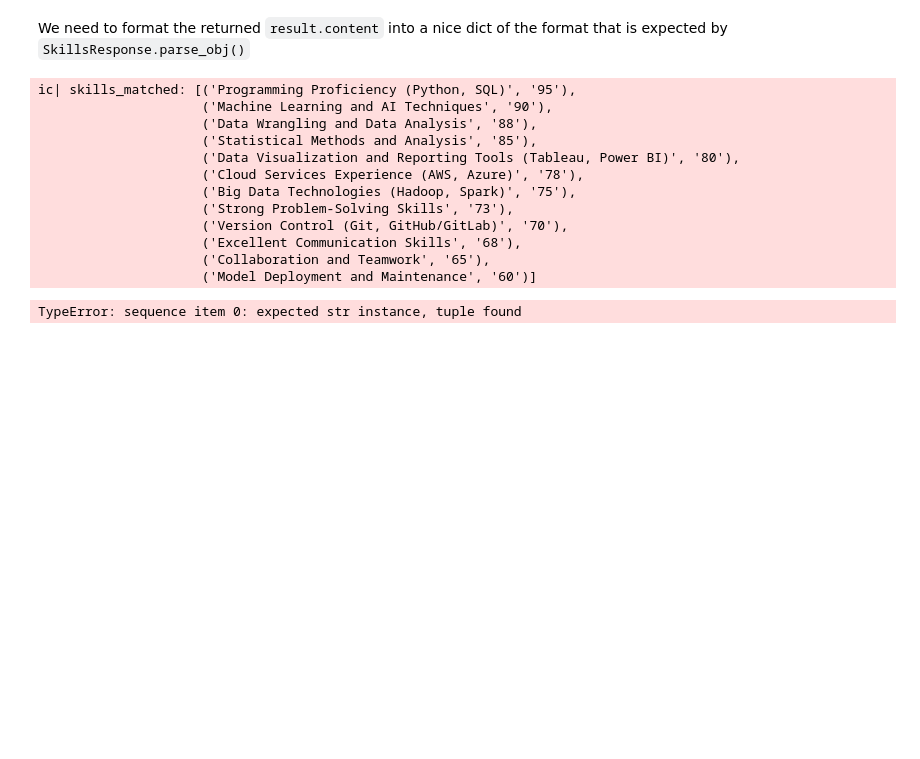
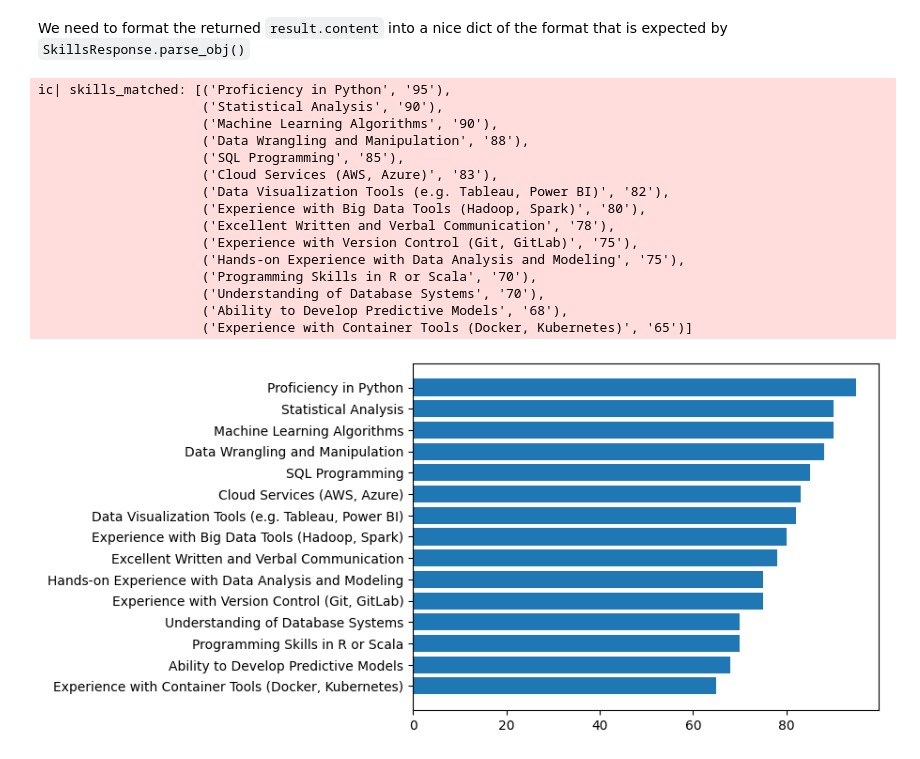
Before and after one commit to Ikeora/SkillSyncRAG, a Jupyter notebook: notebooks/rag.ipynb, the cells around one changed output. Drawn from its saved outputs; the diff is of its cells as text; code cells hidden in the pictures; blank space fills up the shorter version.

```diff
--- a/notebooks/rag.ipynb
+++ b/notebooks/rag.ipynb
@@ -351,46 +357,37 @@ We need to format the returned `result.content` into a nice dict of the format t
 # %%
 import re
 from icecream import ic
 # Get the matches of {'skill': <>, 'importance': <>} using regular expression
 
 pattern = r"\{\{'skill': '(.*?)', 'importance': (\d{2})\}\}"
 
 
 skills_matched = re.findall(pattern, result.content)
 ic(skills_matched)
 
 data = {}
 for skill, rank in skills_matched:
-    data[skill] = rank
+    data[skill] = int(rank)
 
-# Then graph out this dict
+sorted_data = sorted(zip(data.values(), data.keys()), reverse=False)
+values, categories = zip(*sorted_data)
 
-def plot_skills(skills_response: SkillsResponse):
-    skills = [skill.skill for skill in skills_response.skills]
-    importance = [skill.importance for skill in skills_response.skills]
-
-    # Create the plot
-    skills_df = pd.DataFrame({
-        "Skill": skills,
-        "Importance": importance
-    })
-
-    plt.figure(figsize=(8, 6))
-    plt.barh(skills_df["Skill"], skills_df["Importance"], color="skyblue")
-    plt.xlabel("Importance")
-    plt.title("Top Skills for Job Role")
-    plt.show()
+plt.barh(categories, values)
+plt.show()
 # %% [output]
-ic| skills_matched: [('Programming Proficiency (Python, SQL)', '95'),
-                     ('Machine Learning and AI Techniques', '90'),
-                     ('Data Wrangling and Data Analysis', '88'),
-                     ('Statistical Methods and Analysis', '85'),
-                     ('Data Visualization and Reporting Tools (Tableau, Power BI)', '80'),
-                     ('Cloud Services Experience (AWS, Azure)', '78'),
-                     ('Big Data Technologies (Hadoop, Spark)', '75'),
-                     ('Strong Problem-Solving Skills', '73'),
-                     ('Version Control (Git, GitHub/GitLab)', '70'),
-                     ('Excellent Communication Skills', '68'),
-                     ('Collaboration and Teamwork', '65'),
-                     ('Model Deployment and Maintenance', '60')]
+ic| skills_matched: [('Proficiency in Python', '95'),
+                     ('Statistical Analysis', '90'),
+                     ('Machine Learning Algorithms', '90'),
+                     ('Data Wrangling and Manipulation', '88'),
+                     ('SQL Programming', '85'),
+                     ('Cloud Services (AWS, Azure)', '83'),
+                     ('Data Visualization Tools (e.g. Tableau, Power BI)', '82'),
+                     ('Experience with Big Data Tools (Hadoop, Spark)', '80'),
+                     ('Excellent Written and Verbal Communication', '78'),
+                     ('Experience with Version Control (Git, GitLab)', '75'),
+                     ('Hands-on Experience with Data Analysis and Modeling', '75'),
+                     ('Programming Skills in R or Scala', '70'),
+                     ('Understanding of Database Systems', '70'),
+                     ('Ability to Develop Predictive Models', '68'),
+                     ('Experience with Container Tools (Docker, Kubernetes)', '65')]
-TypeError: sequence item 0: expected str instance, tuple found
+[figure, added]
```
Also changed, not shown: parts of 4 cells of this notebook, 12 other files.
